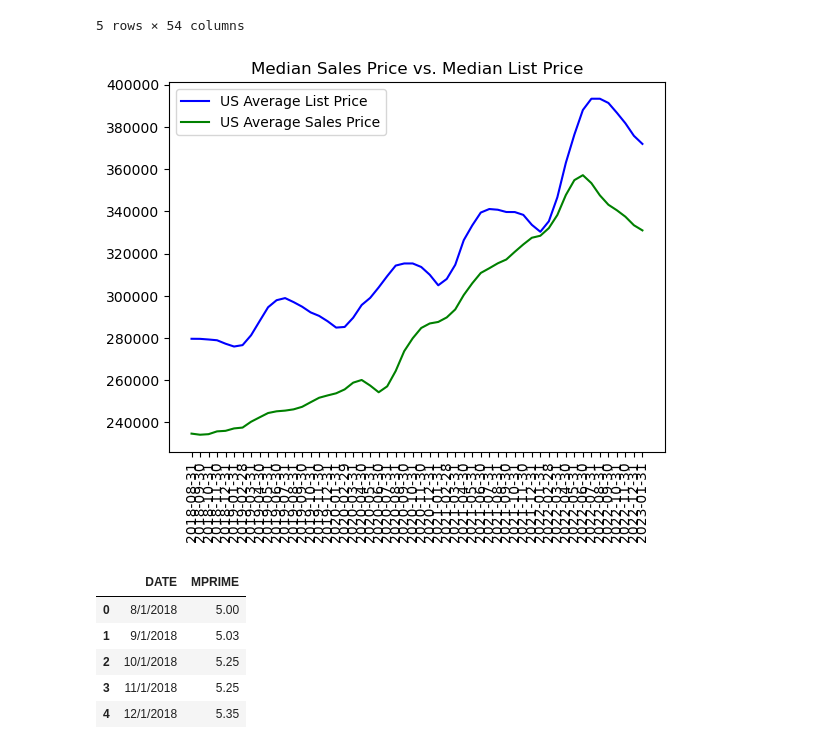
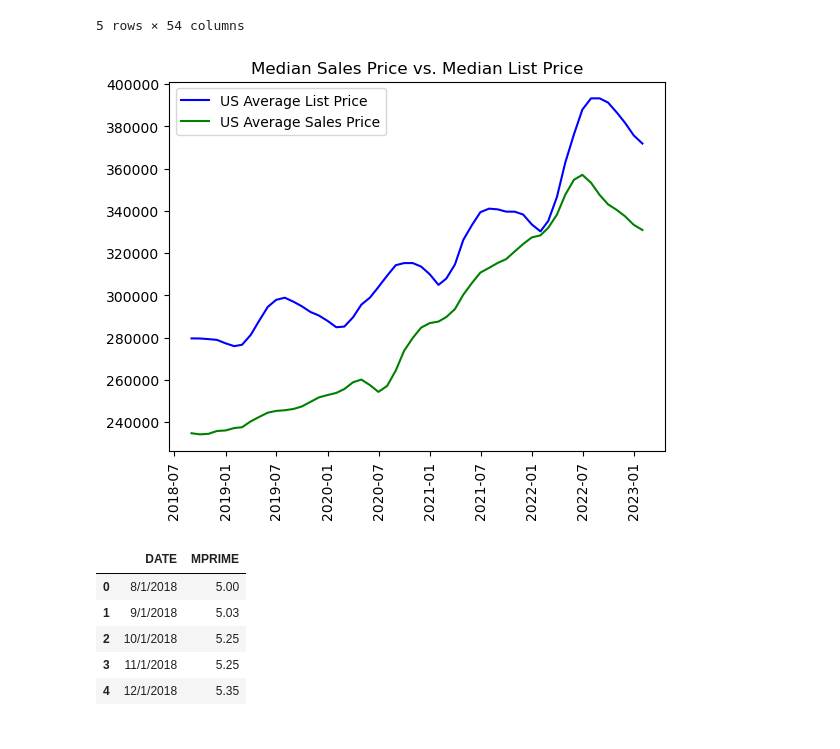
Before and after one commit to ceramicbull/Project-1-Repo, a Jupyter notebook: leighas_analysis/Project_One.ipynb, the cells around one changed output. Drawn from its saved outputs; the diff is of its cells as text; code cells hidden in the pictures.

Commit message:
Cleaning sales/list graph

```diff
--- a/leighas_analysis/Project_One.ipynb
+++ b/leighas_analysis/Project_One.ipynb
@@ -231,28 +231,29 @@ cp_average_sales_price.head()
 # %%
 # Multi plot of Average Mortgage rate vs. Average Sales price
 list_price = lr_median_list_price_us.loc['United States']
 sales_price = cp_average_sales_price.loc['United States']
 
 x_axis = lr_median_list_price_us.keys()
+x_val=pd.to_datetime(x_axis)
 
-list_price_plot, = plt.plot(x_axis, list_price, color="blue", label="US Average List Price" )
+list_price_plot, = plt.plot(x_val, list_price, color="blue", label="US Average List Price" )
 
-sales_plot, = plt.plot(x_axis, sales_price, color='green', label="US Average Sales Price")
+sales_plot, = plt.plot(x_val, sales_price, color='green', label="US Average Sales Price")
 
 #Add title
 plt.title("Median Sales Price vs. Median List Price")
 
 plt.xticks(rotation="vertical")
 plt.legend(handles=[list_price_plot, sales_plot], loc="best")
 
 # Save the figure to main folder
 #plt.savefig("../images/lr_sales_list_comparison.png")
 # Save the figure to my folder
 plt.savefig("Output Data/lr_sales_list_comparison.png")
 
 plt.show()
 # %% [output]
-[figure, old version]
+[figure, new version]
 # %%
 # read in raw data of prime rates using pandas
 prime_rates_data_to_load = 'Resources/lr _prime_rates.csv'
```
Also changed, not shown: 1 other file.
